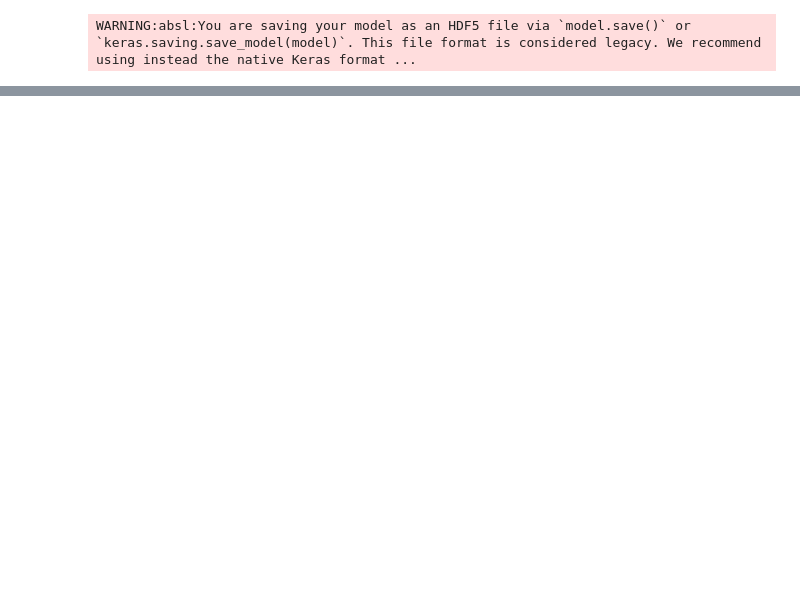
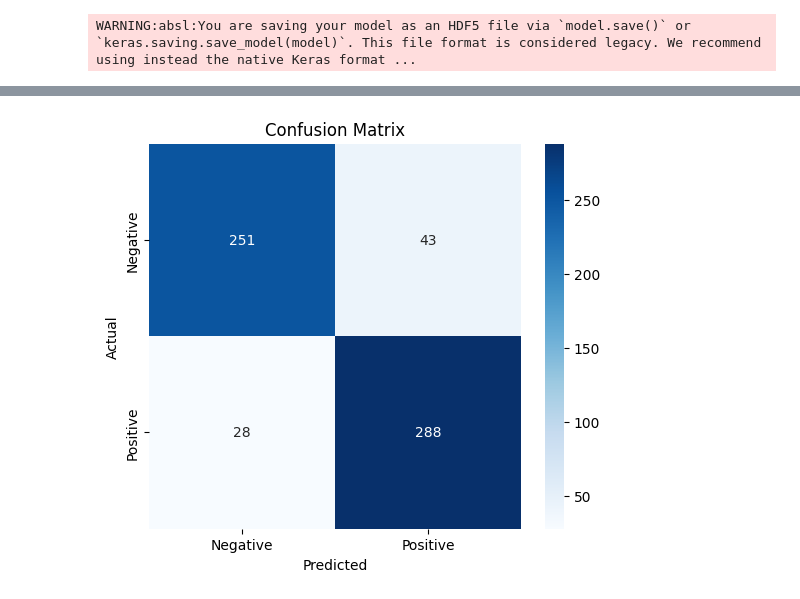
Before and after one commit to alstj6201/KBO_Prediction_ML, a Jupyter notebook: models/민서_DeepLearning.ipynb, the cells around one changed output, grey strips where cells are left out. Saved outputs shown, nothing was run; the diff lists cells and outputs as text; code cells hidden in the pictures; blank space fills up the shorter version.

Commit message:
Visualization & Evaluation

```diff
--- a/models/민서_DeepLearning.ipynb
+++ b/models/민서_DeepLearning.ipynb
@@ -244,0 +246,24 @@ Test Accuracy: 0.8787
+# %%
+from sklearn.metrics import accuracy_score, roc_auc_score, classification_report, confusion_matrix
+import numpy as np
+
+# 🎯 예측 및 평가
+y_proba = model.predict(X_test).ravel()
+y_pred = (y_proba >= 0.5).astype(int)
+
+print("🎯 Accuracy:", accuracy_score(y_test, y_pred))
+print("🎯 AUC:", roc_auc_score(y_test, y_proba))
+print(classification_report(y_test, y_pred))
+print(confusion_matrix(y_test, y_pred))
+
+# 🔽 Train/Test 비교
+y_train_proba = model.predict(X_train).ravel()
+y_train_pred = (y_train_proba >= 0.5).astype(int)
+
+y_test_proba = model.predict(X_test).ravel()
+y_test_pred = (y_test_proba >= 0.5).astype(int)
+
+print("📘 Train Accuracy:", accuracy_score(y_train, y_train_pred))
+print("📙 Test Accuracy :", accuracy_score(y_test, y_test_pred))
+print("📘 Train AUC:", roc_auc_score(y_train, y_train_proba))
+print("📙 Test AUC :", roc_auc_score(y_test, y_test_proba))
@@ -248,0 +322,14 @@ WARNING:absl:You are saving your model as an HDF5 file via `model.save()` or `ke
+# %%
+import seaborn as sns
+from sklearn.metrics import confusion_matrix
+
+cm = confusion_matrix(y_test, y_pred)
+
+plt.figure(figsize=(6, 5))
+sns.heatmap(cm, annot=True, fmt='d', cmap='Blues', xticklabels=['Negative', 'Positive'], yticklabels=['Negative', 'Positive'])
+plt.title('Confusion Matrix')
+plt.xlabel('Predicted')
+plt.ylabel('Actual')
+plt.show()
+# %% [output]
+[figure, added]
```
Also changed, not shown: parts of 7 cells of this notebook, 43 other files.
